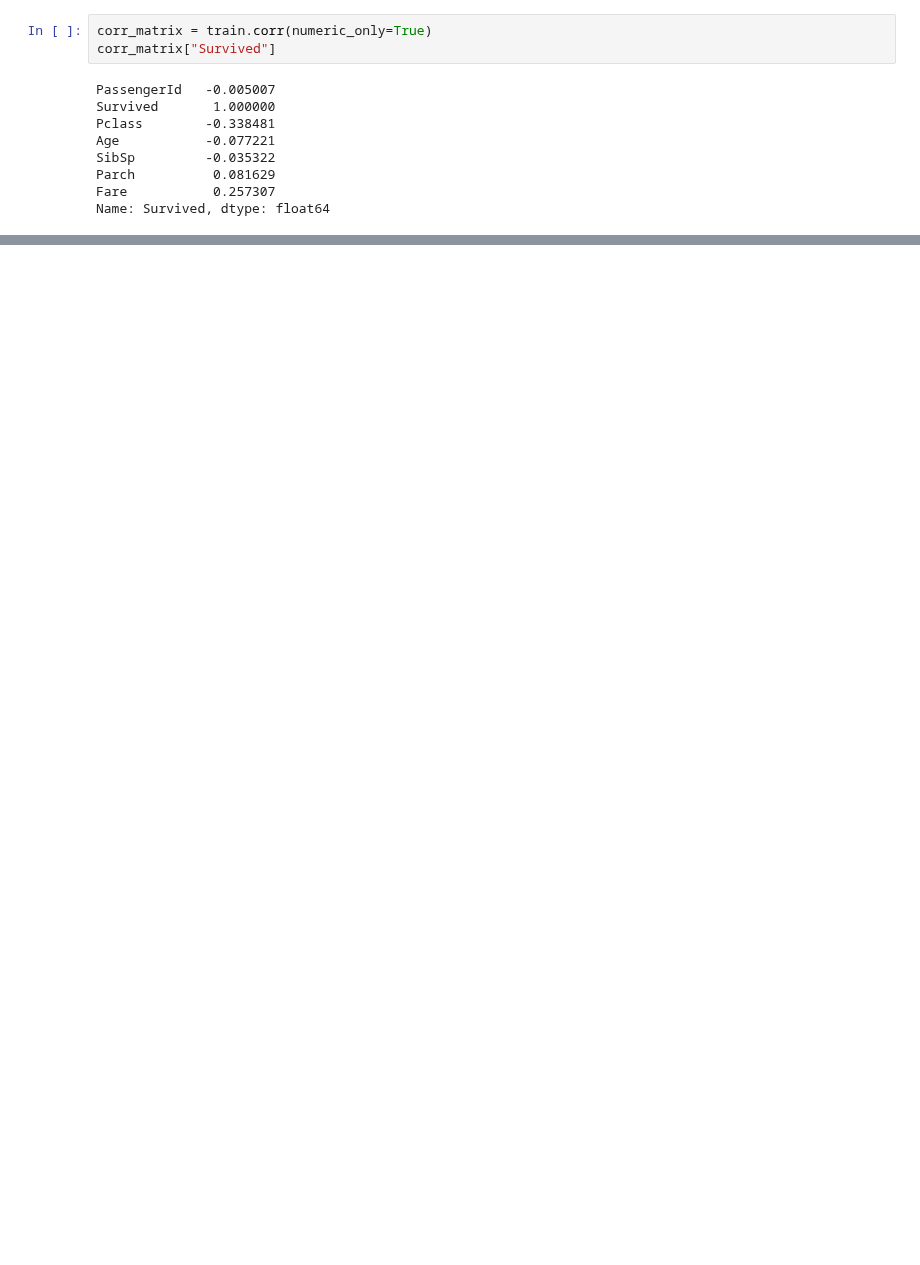
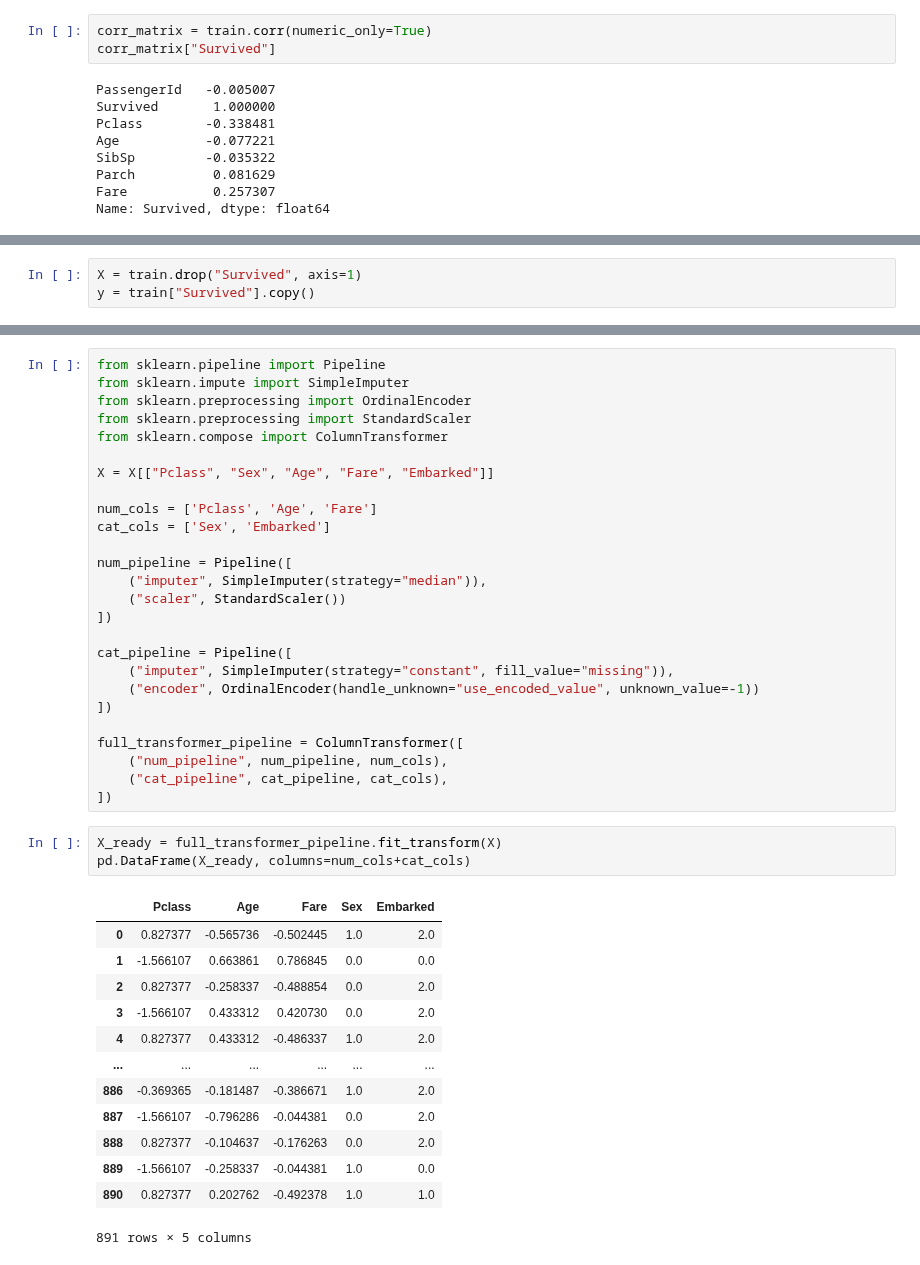
Before and after one commit to adarsha-7/machine-learning, a Jupyter notebook: chapter_3/chapter_exercise/3/main.ipynb, the cells around one changed output, grey strips where cells are left out. Saved outputs shown, nothing was run; the diff lists cells and outputs as text; blank space fills up the shorter version.

Commit message:
preprocessing completed

```diff
--- a/chapter_3/chapter_exercise/3/main.ipynb
+++ b/chapter_3/chapter_exercise/3/main.ipynb
@@ -168,0 +202,3 @@ Name: Survived, dtype: float64
+# %%
+X = train.drop("Survived", axis=1)
+y = train["Survived"].copy()
@@ -168,0 +232,43 @@ Name: Survived, dtype: float64
+# %%
+from sklearn.pipeline import Pipeline
+from sklearn.impute import SimpleImputer
+from sklearn.preprocessing import OrdinalEncoder
+from sklearn.preprocessing import StandardScaler
+from sklearn.compose import ColumnTransformer
+
+X = X[["Pclass", "Sex", "Age", "Fare", "Embarked"]]
+
+num_cols = ['Pclass', 'Age', 'Fare']
+cat_cols = ['Sex', 'Embarked']
+
+num_pipeline = Pipeline([
+    ("imputer", SimpleImputer(strategy="median")),
+    ("scaler", StandardScaler())
+])
+
+cat_pipeline = Pipeline([
+    ("imputer", SimpleImputer(strategy="constant", fill_value="missing")),
+    ("encoder", OrdinalEncoder(handle_unknown="use_encoded_value", unknown_value=-1))
+])
+
+full_transformer_pipeline = ColumnTransformer([
+    ("num_pipeline", num_pipeline, num_cols),
+    ("cat_pipeline", cat_pipeline, cat_cols),
+])
+# %%
+X_ready = full_transformer_pipeline.fit_transform(X)
+pd.DataFrame(X_ready, columns=num_cols+cat_cols)
+# %% [output]
+|  | Pclass | Age | Fare | Sex | Embarked |
+| 0 | 0.827377 | -0.565736 | -0.502445 | 1.0 | 2.0 |
+| 1 | -1.566107 | 0.663861 | 0.786845 | 0.0 | 0.0 |
+| 2 | 0.827377 | -0.258337 | -0.488854 | 0.0 | 2.0 |
+| 3 | -1.566107 | 0.433312 | 0.420730 | 0.0 | 2.0 |
+| 4 | 0.827377 | 0.433312 | -0.486337 | 1.0 | 2.0 |
+| ... | ... | ... | ... | ... | ... |
+| 886 | -0.369365 | -0.181487 | -0.386671 | 1.0 | 2.0 |
+| 887 | -1.566107 | -0.796286 | -0.044381 | 0.0 | 2.0 |
+| 888 | 0.827377 | -0.104637 | -0.176263 | 0.0 | 2.0 |
+| 889 | -1.566107 | -0.258337 | -0.044381 | 1.0 | 0.0 |
+| 890 | 0.827377 | 0.202762 | -0.492378 | 1.0 | 1.0 |
+891 rows × 5 columns
```
Also changed, not shown: parts of 8 cells of this notebook.
